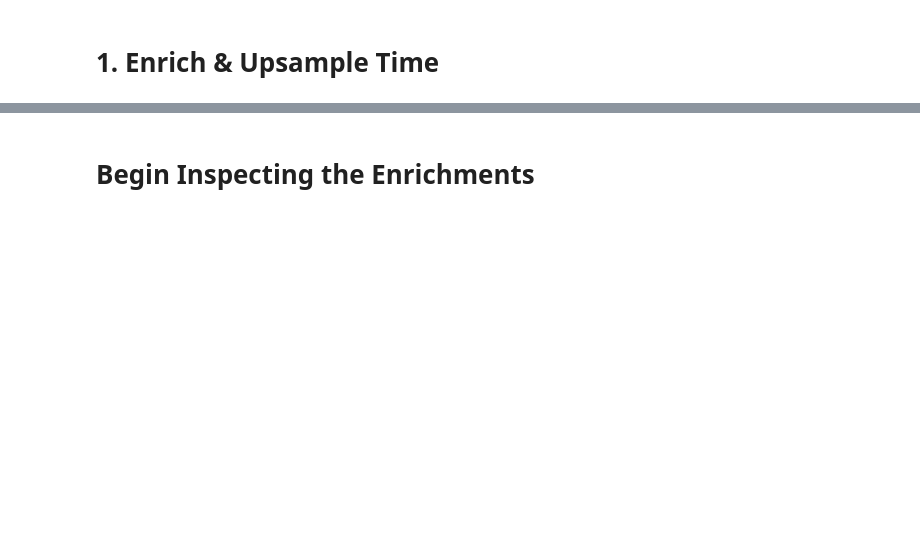
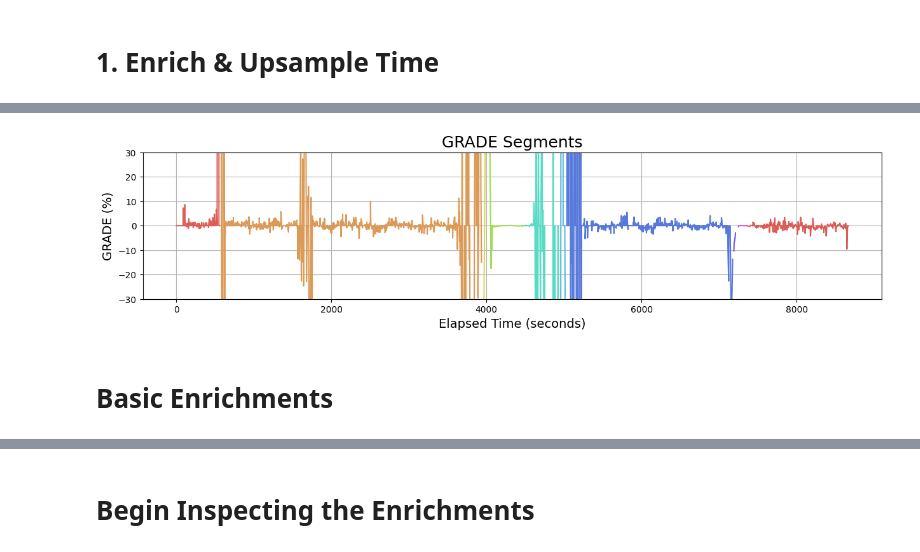
Before and after one commit to ericbauer55/bike-fitness-tracking, a Jupyter notebook: notebooks/0_EDA/1b_basic_enrichments.ipynb, the cells around one changed output, grey strips where cells are left out. Cells and saved outputs as stored; diff of their text form; code cells hidden in the pictures; blank space fills up the shorter version.

Commit message:
re-analyzed the grade computation and potential artifacts created by upsampling (i.e. noise)

```diff
--- a/notebooks/0_EDA/1b_basic_enrichments.ipynb
+++ b/notebooks/0_EDA/1b_basic_enrichments.ipynb
@@ -112,3 +130,42 @@ upsampler = TimeUpsampler()
 df_jan = upsampler.process(df_jan)
 df_apr = upsampler.process(df_apr)
 df_may = upsampler.process(df_may)
+# %%
+def compute_distance(df, latitude='latitude', longitude='longitude', fill_first=0.0):
+    df = df.copy()
+    # Copy the previous values of Lat/Long to the current row for vectorized computation
+    df['lat_old'] = df[latitude].shift()
+    df['long_old'] = df[longitude].shift()
+
+    # Grab the relevant columns for distance calculation
+    df_gps = df[['lat_old', 'long_old', latitude, longitude]]
+
+    # Define an anonymous function to execute over each row to calculate the distance between rows
+    haversine_distance = lambda x: max(0,haversine((x.iloc[0], x.iloc[1]), (x.iloc[2], x.iloc[3]), unit='ft'))
+
+    # Create the distance column, making sure to apply the function row-by-row
+    df['delta_dist_ft'] = df_gps.apply(haversine_distance, axis=1)
+    df['delta_dist_ft'] = df['delta_dist_ft'].fillna(fill_first)
+
+    # Remove the old latitude and longitude columns
+    df.drop(['lat_old','long_old'], axis=1, inplace=True)
+    return df
+
+def compute_grade(df):
+    df = df.copy()
+    fill_first = 0.0
+    df['delta_ele_ft'] = df['elevation'].diff()
+    df['delta_ele_ft'] = df['delta_ele_ft'].fillna(fill_first)
+    df['grade'] = 100.0 * (df['delta_ele_ft'] / df['delta_dist_ft'])
+    df.loc[0,'grade'] = 0.0 # initialize and assumed 0% slope as the starting point--representative of a typical parking lot
+    df.loc[~np.isfinite(df['grade']),'grade'] = np.nan
+    # fill in nulls where delta_dist==0.0 by interpolating the value. If you stop on a hill, your grade should carry forward
+    df['grade'] = df['grade'].interpolate('spline', order=2)
+    return df
+# %%
+df_apr = compute_distance(df_apr)
+meters_to_feet = 3.281
+df_apr['elevation'] = df_apr['elevation'] * meters_to_feet
+# %%
+
+df_apr = compute_grade(df_apr)
@@ -115,3 +193,9 @@ df_may = upsampler.process(df_may)
+# %%
+plot_state_column(df_apr,'grade', units='%', ylims=[-30, 30])
+# %% [output]
+[figure, added]
+# %% [markdown]
+# Basic Enrichments
 # %%
 from functools import reduce
 
```
Also changed, not shown: parts of 16 cells of this notebook.
